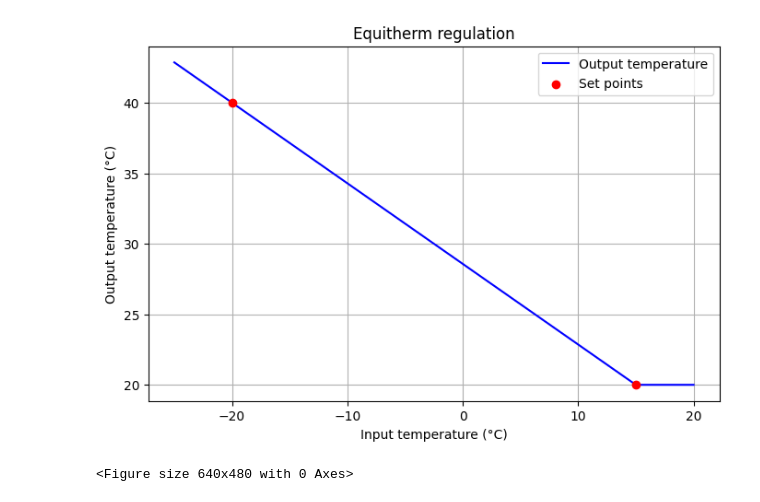
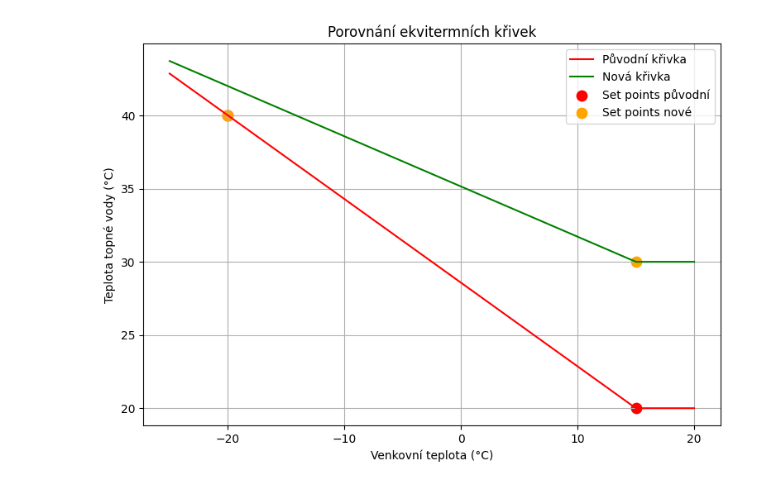
Before and after one commit to MarekCoderslab/Teploty_kotle, a Jupyter notebook: Teplota_kotle.ipynb, the cells around one changed output. Saved outputs shown, nothing was run; the diff lists cells and outputs as text; code cells hidden in the pictures.

```diff
--- a/Teplota_kotle.ipynb
+++ b/Teplota_kotle.ipynb
@@ -66,37 +67,50 @@ df_netatmo
 # %%
 import numpy as np
 import matplotlib.pyplot as plt
 
-# Správná lineární funkce
+# Původní křivka
 def hokejka(temp_in):
     if temp_in <= 15:
         return -0.571428 * temp_in + 28.5714
     else:
         return 20
 
+# Nová křivka podle bodů A(-20/42) a B(15/30)
+def hokejka2(temp_in):
+    if temp_in <= 15:
+        return -0.342857 * temp_in + 35.143
+    else:
+        return 30
+
+
 # Data pro graf
 temps_in = np.linspace(-25, 20, 200)
-temps_out = [hokejka(t) for t in temps_in]
+temps_out_1 = [hokejka(t) for t in temps_in]
+temps_out_2 = [hokejka2(t) for t in temps_in]
 
 # Vykreslení
-plt.figure(figsize=(8, 5))
-plt.plot(temps_in, temps_out, label="Output temperature", color="blue")
+plt.figure(figsize=(9, 6))
+plt.plot(temps_in, temps_out_1, label="Původní křivka", color="red")
+plt.plot(temps_in, temps_out_2, label="Nová křivka", color="green")
 
-# Body, které mají být přesně splněny
-plt.scatter([-20, 15], [40, 20], color="red", zorder=15, label="Set points")
+# Body původní křivky
+plt.scatter([-20, 15], [40, 20], color="red", s=80, label="Set points původní")
 
-plt.title("Equitherm regulation")
-plt.xlabel("Input temperature (°C)")
-plt.ylabel("Output temperature (°C)")
+# Body nové křivky
+plt.scatter([-20, 15], [40, 30], color="orange", s=80, label="Set points nové")
+
+plt.title("Porovnání ekvitermních křivek")
+plt.xlabel("Venkovní teplota (°C)")
+plt.ylabel("Teplota topné vody (°C)")
 plt.grid(True)
 plt.legend()
-plt.show()
 
 # Uložení grafu
 plt.savefig("Equit_graf.png")
+
+plt.show()
 # %% [output]
-[figure, old version]
+[figure, new version]
-<Figure size 640x480 with 0 Axes>
 # %%
 import pandas as pd
 
```
Also changed, not shown: parts of 8 cells of this notebook, 6 other files.
